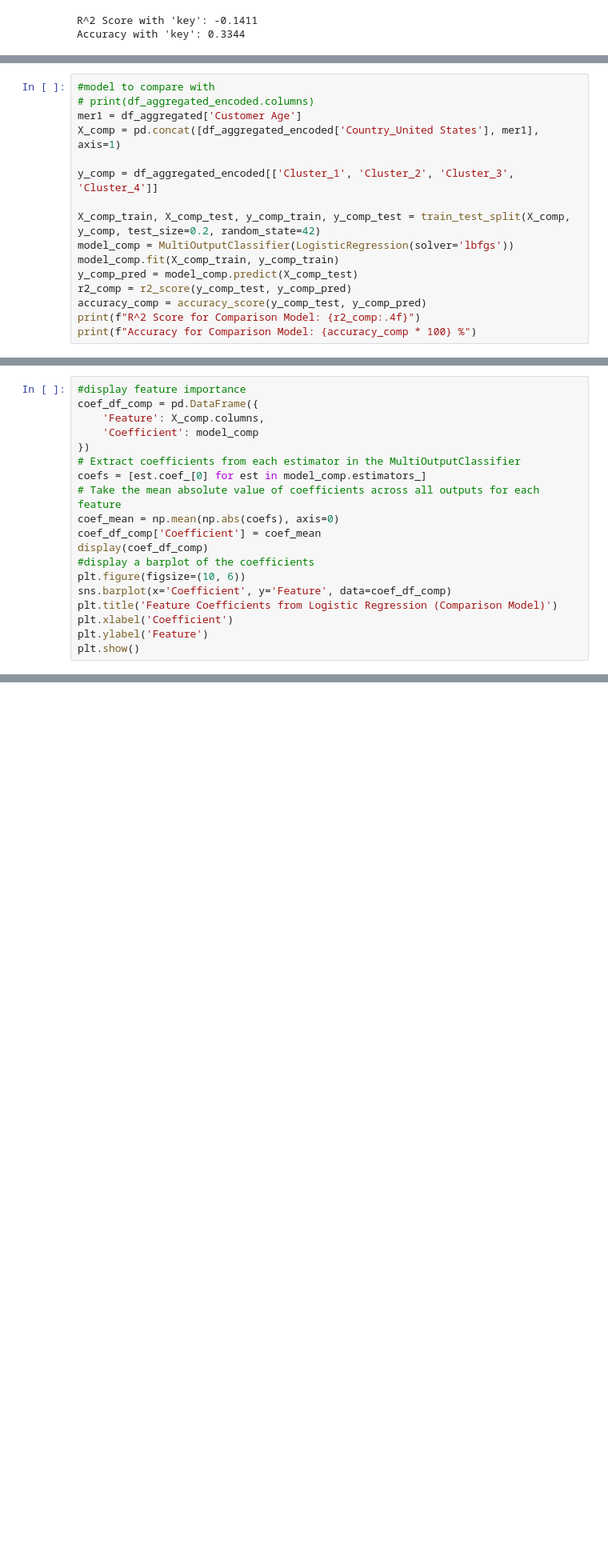
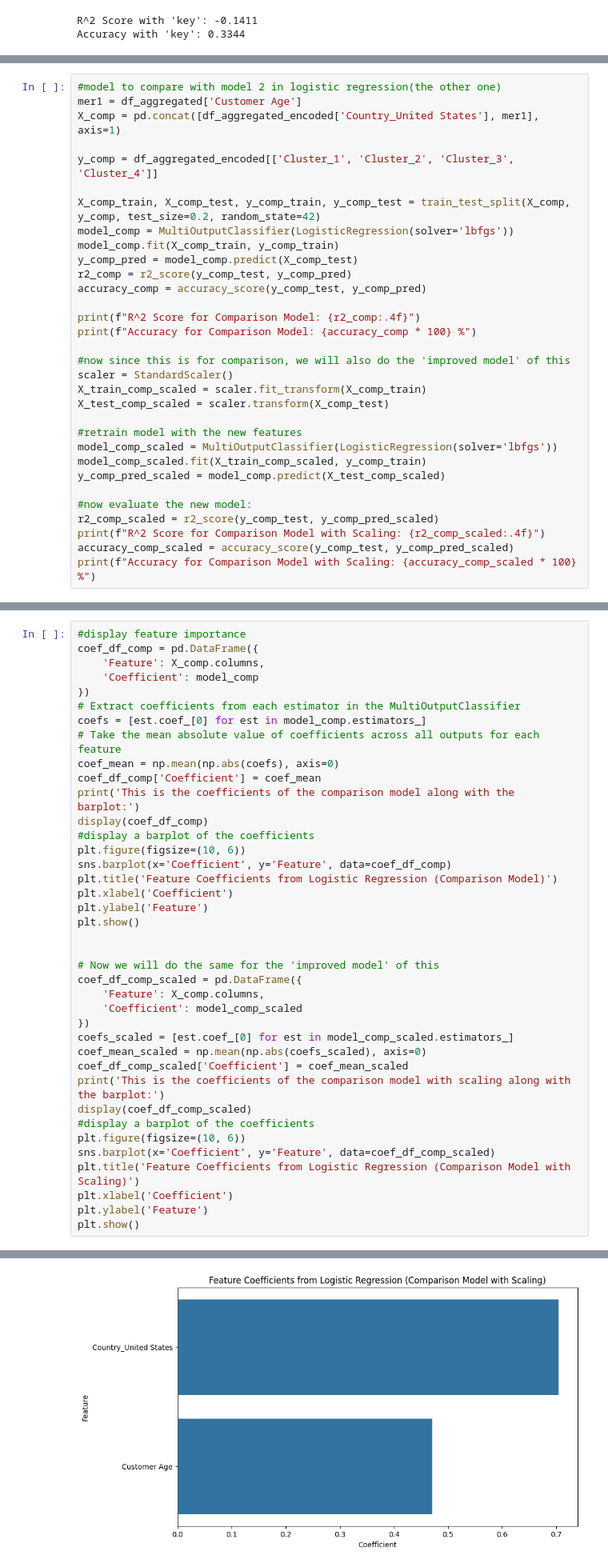
Before and after one commit to Girlcoding22/INDENG142_Sp25, a Jupyter notebook: Aggregated_LogisticRegression.ipynb, the cells around one changed output, grey strips where cells are left out. Shown at 80% size. Saved outputs shown, nothing was run; the diff lists cells and outputs as text; blank space fills up the shorter version.

Commit message:
logistic regression d4

```diff
--- a/Aggregated_LogisticRegression.ipynb
+++ b/Aggregated_LogisticRegression.ipynb
@@ -247,8 +236,7 @@ plt.show()
 | 2 | State_Florida | 0.273520 |
 [figure]
 # %%
-#model to compare with
-# print(df_aggregated_encoded.columns)
+#model to compare with model 2 in logistic regression(the other one)
 mer1 = df_aggregated['Customer Age']
 X_comp = pd.concat([df_aggregated_encoded['Country_United States'], mer1], axis=1)
 
@@ -260,8 +248,25 @@ model_comp.fit(X_comp_train, y_comp_train)
 y_comp_pred = model_comp.predict(X_comp_test)
 r2_comp = r2_score(y_comp_test, y_comp_pred)
 accuracy_comp = accuracy_score(y_comp_test, y_comp_pred)
+
 print(f"R^2 Score for Comparison Model: {r2_comp:.4f}")
 print(f"Accuracy for Comparison Model: {accuracy_comp * 100} %")
+
+#now since this is for comparison, we will also do the 'improved model' of this
+scaler = StandardScaler()
+X_train_comp_scaled = scaler.fit_transform(X_comp_train)
+X_test_comp_scaled = scaler.transform(X_comp_test)
+
+#retrain model with the new features
+model_comp_scaled = MultiOutputClassifier(LogisticRegression(solver='lbfgs'))
+model_comp_scaled.fit(X_train_comp_scaled, y_comp_train)
+y_comp_pred_scaled = model_comp.predict(X_test_comp_scaled)
+
+#now evaluate the new model:
+r2_comp_scaled = r2_score(y_comp_test, y_comp_pred_scaled)
+print(f"R^2 Score for Comparison Model with Scaling: {r2_comp_scaled:.4f}")
+accuracy_comp_scaled = accuracy_score(y_comp_test, y_comp_pred_scaled)
+print(f"Accuracy for Comparison Model with Scaling: {accuracy_comp_scaled * 100} %")
 # %% [output]
 R^2 Score for Comparison Model: -0.0646
 Accuracy for Comparison Model: 61.963190184049076 %
@@ -276,6 +283,7 @@ coefs = [est.coef_[0] for est in model_comp.estimators_]
 # Take the mean absolute value of coefficients across all outputs for each feature
 coef_mean = np.mean(np.abs(coefs), axis=0)
 coef_df_comp['Coefficient'] = coef_mean
+print('This is the coefficients of the comparison model along with the barplot:')
 display(coef_df_comp)
 #display a barplot of the coefficients
 plt.figure(figsize=(10, 6))
@@ -284,4 +292,23 @@ plt.title('Feature Coefficients from Logistic Regression (Comparison Model)')
 plt.xlabel('Coefficient')
 plt.ylabel('Feature')
 plt.show()
+
+
+# Now we will do the same for the 'improved model' of this
+coef_df_comp_scaled = pd.DataFrame({
+    'Feature': X_comp.columns,
+    'Coefficient': model_comp_scaled
+})
+coefs_scaled = [est.coef_[0] for est in model_comp_scaled.estimators_]
+coef_mean_scaled = np.mean(np.abs(coefs_scaled), axis=0)
+coef_df_comp_scaled['Coefficient'] = coef_mean_scaled
+print('This is the coefficients of the comparison model with scaling along with the barplot:')
+display(coef_df_comp_scaled)
+#display a barplot of the coefficients
+plt.figure(figsize=(10, 6))
+sns.barplot(x='Coefficient', y='Feature', data=coef_df_comp_scaled)
+plt.title('Feature Coefficients from Logistic Regression (Comparison Model with Scaling)')
+plt.xlabel('Coefficient')
+plt.ylabel('Feature')
+plt.show()
 # %% [output]
@@ -291,0 +324 @@ plt.show()
+[figure, added]
```
Also changed, not shown: parts of 7 cells of this notebook, 1 other file.
